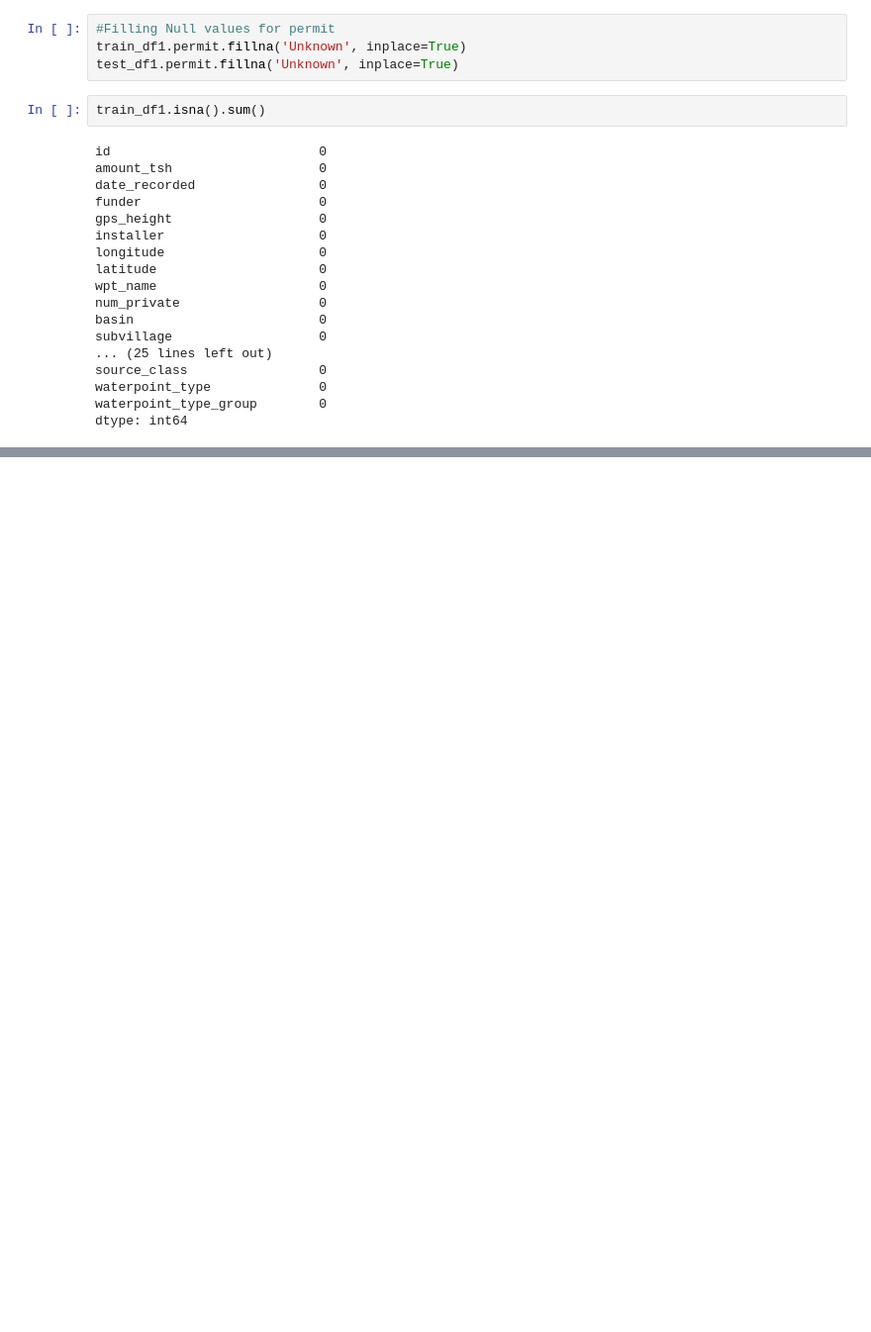
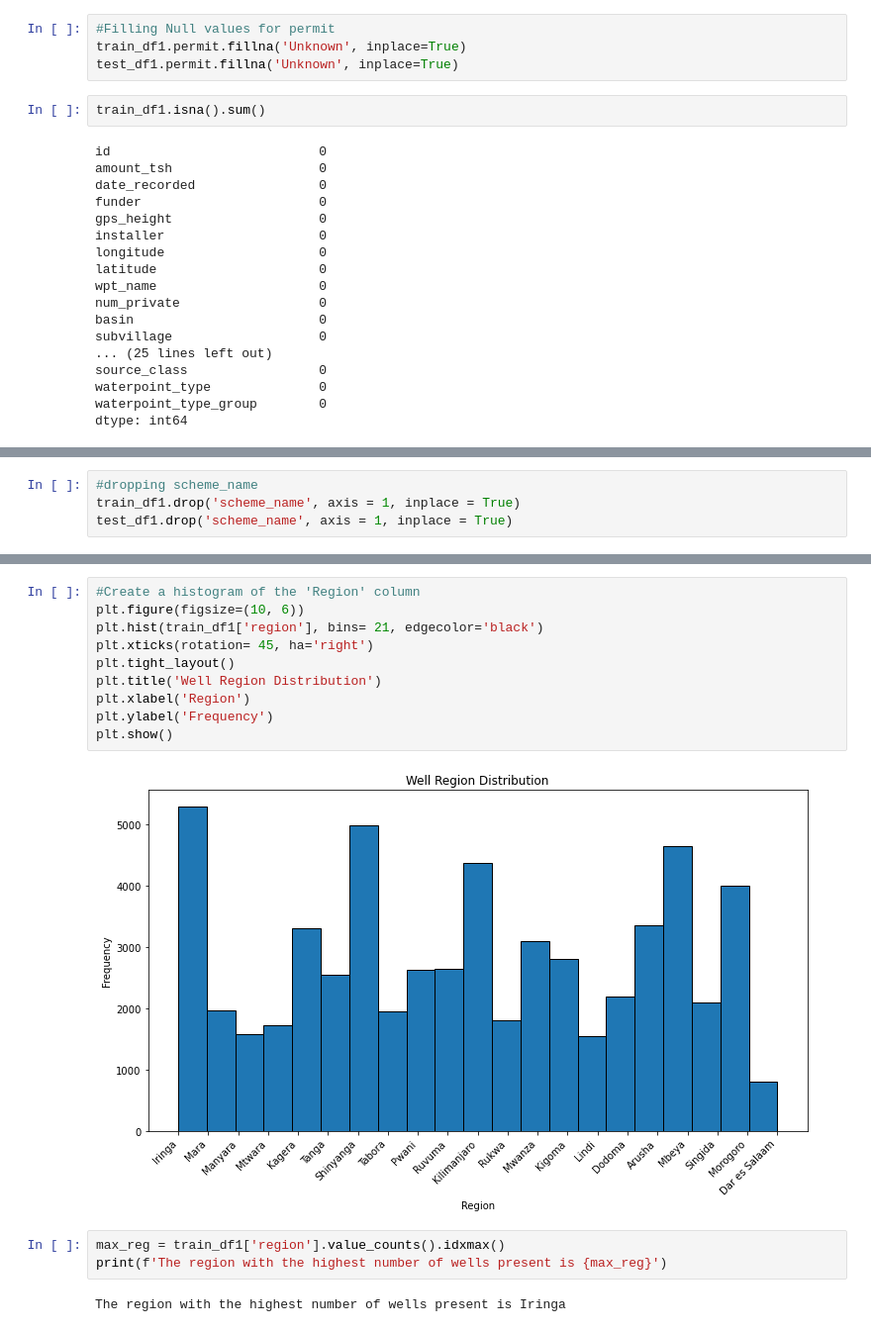
Before and after one commit to MissJJT/dsc-phase-3-project-v3, a Jupyter notebook: student.ipynb, the cells around one changed output, grey strips where cells are left out. Shown at 99% size. Drawn from its saved outputs; the diff is of its cells as text; blank space fills up the shorter version.

Commit message:
all value counts

```diff
--- a/student.ipynb
+++ b/student.ipynb
@@ -577,0 +578,4 @@ dtype: int64
+# %%
+#dropping scheme_name
+train_df1.drop('scheme_name', axis = 1, inplace = True)
+test_df1.drop('scheme_name', axis = 1, inplace = True)
@@ -577,0 +648,17 @@ dtype: int64
+# %%
+#Create a histogram of the 'Region' column
+plt.figure(figsize=(10, 6))
+plt.hist(train_df1['region'], bins= 21, edgecolor='black')
+plt.xticks(rotation= 45, ha='right')
+plt.tight_layout()
+plt.title('Well Region Distribution')
+plt.xlabel('Region')
+plt.ylabel('Frequency')
+plt.show()
+# %% [output]
+[figure, added]
+# %%
+max_reg = train_df1['region'].value_counts().idxmax()
+print(f'The region with the highest number of wells present is {max_reg}')
+# %% [output]
+The region with the highest number of wells present is Iringa
```
Also changed, not shown: parts of 70 cells of this notebook.
